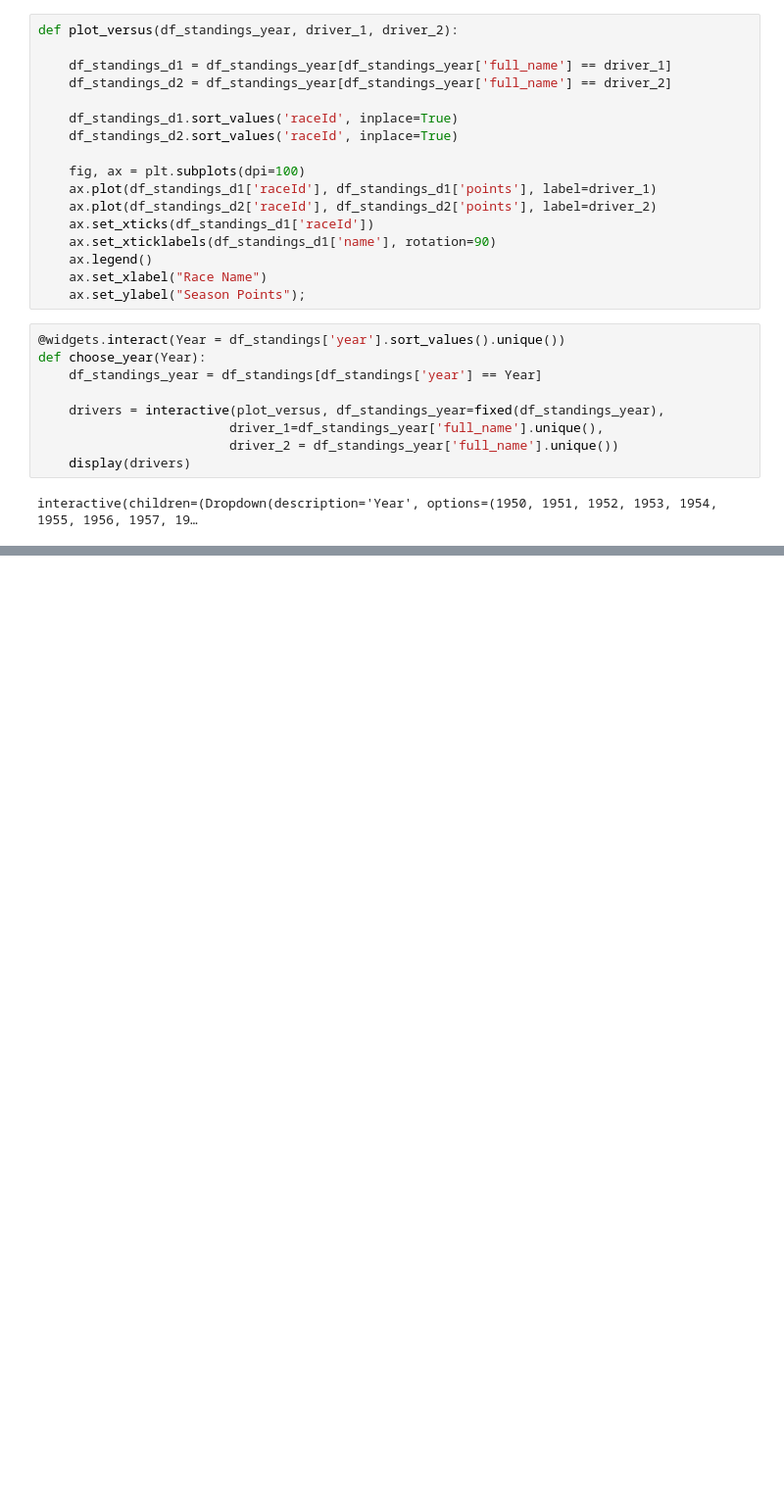
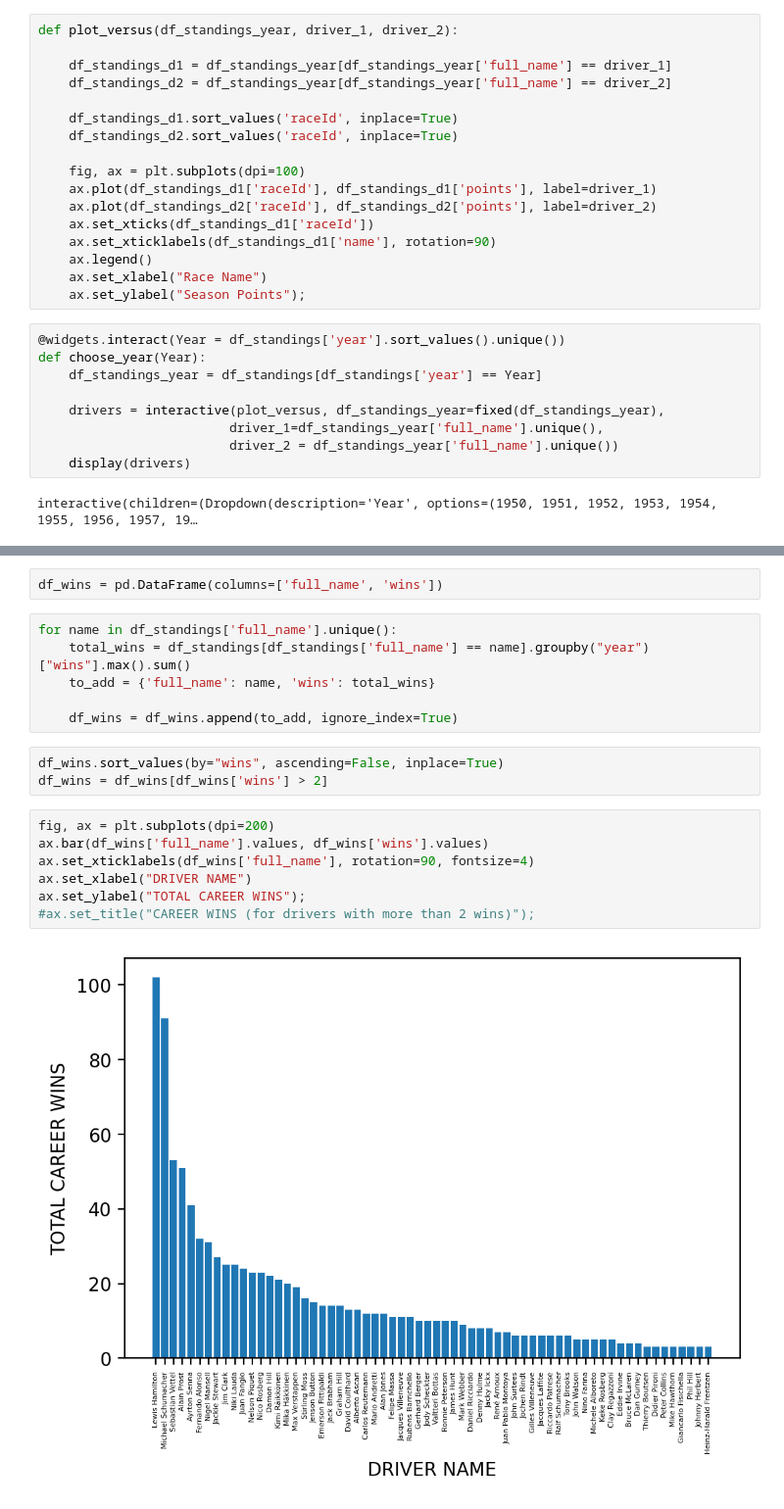
Before and after one commit to sreenithibalasu/f1-dashboard, a Jupyter notebook: voila_dashboard_prototype.ipynb, the cells around one changed output, grey strips where cells are left out. Shown: that part at 98% size. Cells and saved outputs as stored; diff of their text form; blank space fills up the shorter version.

```diff
--- a/voila_dashboard_prototype.ipynb
+++ b/voila_dashboard_prototype.ipynb
@@ -286,0 +330,20 @@ interactive(children=(Dropdown(description='year_1', options=(1994, 1995, 1996,
+# %%
+df_wins = pd.DataFrame(columns=['full_name', 'wins'])
+# %%
+for name in df_standings['full_name'].unique():
+    total_wins = df_standings[df_standings['full_name'] == name].groupby("year")["wins"].max().sum()
+    to_add = {'full_name': name, 'wins': total_wins}
+
+    df_wins = df_wins.append(to_add, ignore_index=True)
+# %%
+df_wins.sort_values(by="wins", ascending=False, inplace=True)
+df_wins = df_wins[df_wins['wins'] > 2]
+# %%
+fig, ax = plt.subplots(dpi=200)
+ax.bar(df_wins['full_name'].values, df_wins['wins'].values)
+ax.set_xticklabels(df_wins['full_name'], rotation=90, fontsize=4)
+ax.set_xlabel("DRIVER NAME")
+ax.set_ylabel("TOTAL CAREER WINS");
+#ax.set_title("CAREER WINS (for drivers with more than 2 wins)");
+# %% [output]
+[figure, added]
```
Also changed, not shown: parts of 54 cells of this notebook.
